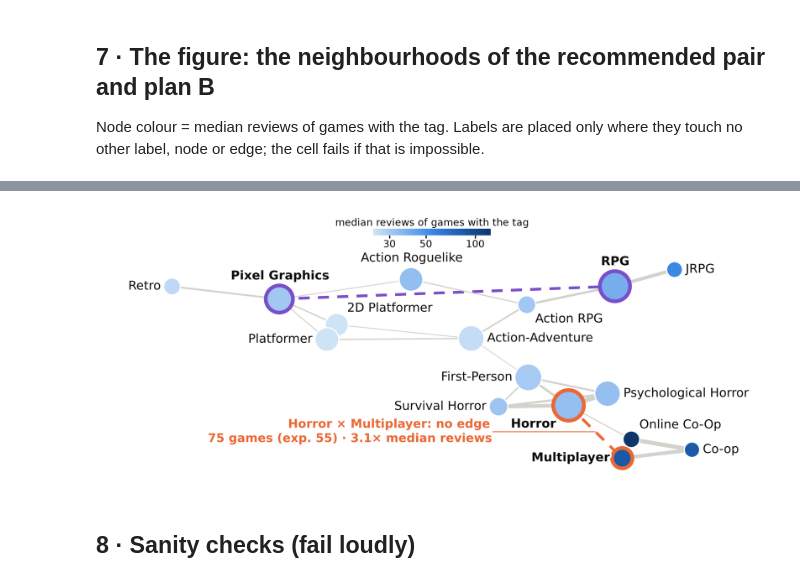
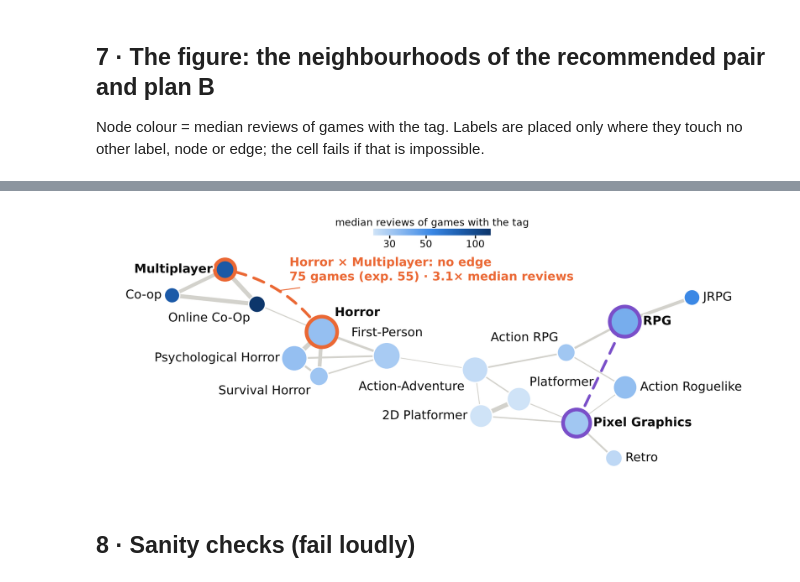
Before and after one commit to hhej/steam-tag-whitespace, a Jupyter notebook: notebooks/analysis.ipynb, the cells around one changed output, grey strips where cells are left out. Saved outputs shown, nothing was run; the diff lists cells and outputs as text; code cells hidden in the pictures.

Commit message:
Figure: no edge passes under a node; dashed pair lines curve around nodes; clearer labels
Co-Authored-By: Claude Opus 5.5 <noreply@anthropic.com>

```diff
--- a/notebooks/analysis.ipynb
+++ b/notebooks/analysis.ipynb
@@ -280,6 +280,7 @@ Node colour = median reviews of games with the tag. Labels are placed only where
 node or edge; the cell fails if that is impossible.
 # %%
 import matplotlib.patheffects as pe
+from matplotlib.patches import FancyArrowPatch
 from matplotlib.colors import LinearSegmentedColormap, LogNorm
 
 INK, EDGE, ACCENT, PLANB = "#0b0b0b", "#d3d2cc", "#eb6834", "#7a4fc9"
@@ -301,7 +302,10 @@ H2 = nx.Graph()
 H2.add_nodes_from((t, G.nodes[t]) for t in sorted(H))
 H2.add_edges_from(sorted((*sorted((u, v)), d) for u, v, d in H.edges(data=True)))
 H = H2
-kk = nx.kamada_kawai_layout(H, weight="dist")
+# candidate layouts: Kamada-Kawai spaced by hops (strong links would otherwise pull tags on top of each other),
+# first from its default start, then from fixed-seed spring layouts. Edge width still shows NPMI.
+layouts = [nx.kamada_kawai_layout(H, weight=None)] + [
+    nx.kamada_kawai_layout(H, weight=None, pos=nx.spring_layout(H, seed=sd)) for sd in range(1, 41)]
 nmax = max(H.nodes[t]["n"] for t in H)
 sizes = {t: 40 + 360 * H.nodes[t]["n"] / nmax for t in H}
 norm = LogNorm(vmin=min(tag_med[t] for t in H), vmax=max(tag_med[t] for t in H))
@@ -319,7 +323,7 @@ def inside_pts(pts, box):
     return ((pts[:, 0] > box[0] + 1) & (pts[:, 0] < box[2] - 1) & (pts[:, 1] > box[1] + 1) & (pts[:, 1] < box[3] - 1)).any()
 
 
-def draw(angle, flip):
+def draw(kk, angle, flip):
     """Draw the graph with the layout rotated/flipped; place labels where they touch no label, node or edge.
     Returns the figure and the number of labels that could only be placed on top of an edge."""
     th = np.radians(angle)
@@ -337,9 +341,6 @@ def draw(angle, flip):
                            linewidths=[2.4 if t in ring else 0.8 for t in H],
                            edgecolors=[ring.get(t, "white") for t in H])
     pairs_drawn = [(best, ACCENT), (runner, PLANB)]
-    for (u, v), col in pairs_drawn:
-        (xa, ya), (xb, yb) = pos[u], pos[v]
-        ax.plot([xa, xb], [ya, yb], ls=(0, (4, 3)), color=col, lw=1.8, zorder=0.5)
     fig.canvas.draw()
     rend = fig.canvas.get_renderer()
     frame = ax.get_window_extent(rend)
@@ -349,8 +350,32 @@ def draw(angle, flip):
         r = np.sqrt(sizes[t]) / 2 * fig.dpi / 72
         cx, cy = px(pos[t])
         nodes[t] = (cx - r, cy - r, cx + r, cy + r)
-    segs = [(pos[u], pos[v]) for u, v in H.edges()] + [(pos[u], pos[v]) for (u, v), _ in pairs_drawn]
-    edge_px = np.vstack([px(np.linspace(p, q, 40)) for p, q in segs])
+    def clear_of_nodes(pts, ends):
+        """True if no point of the line comes within a node (plus 15 px at 300 dpi) other than its two ends."""
+        return all(np.hypot(*(pts - px(pos[w])).T).min() >= (nodes[w][2] - nodes[w][0]) / 2 + 15
+                   for w in H if w not in ends)
+
+    # real edges are straight and may not pass under another node (it would look as if that node sat on the edge)
+    edge_pts = [px(np.linspace(pos[u], pos[v], 40)) for u, v in H.edges()]
+    if not all(clear_of_nodes(p, e) for p, e in zip(edge_pts, H.edges())):
+        return fig, 99, 9.0
+    # the recommended pair and plan B have no edge: draw them dashed, bending (arc3) around any node in the way
+    pair_mid = {}
+    for (u, v), col in pairs_drawn:
+        a, b2 = px(pos[u]), px(pos[v])
+        for rad in (0, 0.2, -0.2, 0.35, -0.35, 0.5, -0.5):
+            ctrl = (a + b2) / 2 + rad * np.array([b2[1] - a[1], a[0] - b2[0]])  # matplotlib's arc3 control point
+            s_ = np.linspace(0, 1, 60)[:, None]
+            pts = (1 - s_) ** 2 * a + 2 * (1 - s_) * s_ * ctrl + s_ ** 2 * b2
+            if clear_of_nodes(pts, (u, v)):
+                break
+        else:
+            return fig, 99, 9.0
+        ax.add_patch(FancyArrowPatch(pos[u], pos[v], connectionstyle=f"arc3,rad={rad}", arrowstyle="-",
+                                     linestyle=(0, (4, 3)), color=col, lw=1.8, zorder=0.5, shrinkA=0, shrinkB=0))
+        edge_pts.append(pts)
+        pair_mid[(u, v)] = ax.transData.inverted().transform(pts[30])
+    edge_px = np.vstack(edge_pts)
 
     # node colour scale: a small horizontal bar in whichever corner is clear of nodes and edges
     for corner in [(0.80, 0.95), (0.01, 0.95), (0.41, 0.95)]:
@@ -368,17 +393,24 @@ def draw(angle, flip):
             break
         cax.remove()
     else:
-        return fig, 99
+        return fig, 99, 9.0
     nodes["_colourbar"] = cbox
     placed = {}
 
+    def box_dist(box, w):
+        cx, cy = px(pos[w])
+        return np.hypot(max(box[0] - cx, 0, cx - box[2]), max(box[1] - cy, 0, cy - box[3]))
+
     def free(box, own=None, edges=True):
+        # a label must sit clearly nearer its own node than any other node, or it reads as the wrong tag's label
+        if own is not None and any(box_dist(box, own) > 0.7 * box_dist(box, w) for w in H if w != own):
+            return False
         return (box[0] >= frame.x0 and box[2] <= frame.x1 and box[1] >= frame.y0 and box[3] <= frame.y1
-                and not any(hit(box, o) for o in placed.values())
+                and not any(hit(box, o, 15) for o in placed.values())  # 15 px gap: stacked labels read as one
                 and not any(hit(box, nb, 0) for u, nb in nodes.items() if u != own)
                 and not (edges and inside_pts(edge_px, box)))
 
-    on_edge = 0
+    on_edge, worst = 0, 0.0  # worst = the most ambiguous label: own-node distance / nearest other node
     for t in sorted(H, key=lambda t: (t not in focus, -H.nodes[t]["n"], t)):
         r = np.sqrt(sizes[t]) / 2 + 2  # points
         cands = [(r, 0, "left", "center"), (-r, 0, "right", "center"), (0, r, "center", "bottom"),
@@ -393,6 +425,7 @@ def draw(angle, flip):
                 e = txt.get_window_extent(rend)
                 if free((e.x0, e.y0, e.x1, e.y1), own=t, edges=edges):
                     placed[t] = (e.x0, e.y0, e.x1, e.y1)
+                    worst = max(worst, box_dist(placed[t], t) / min(box_dist(placed[t], w) for w in H if w != t))
                     done = True
                     on_edge += not edges
                     break
@@ -400,11 +433,10 @@ def draw(angle, flip):
             if done:
                 break
         if not done:
-            return fig, 99
+            return fig, 99, 9.0
 
     # call-out: nearest spot to the recommended pair's line clear of labels, nodes and edges
-    (xa, ya), (xb, yb) = pos[best[0]], pos[best[1]]
-    mx, my = (xa + xb) / 2, (ya + yb) / 2
+    mx, my = pair_mid[best]
     for d in [8, 20, 35, 50, 70, 90, 120, 150]:
         for ang in range(0, 360, 30):
             dx, dy = d * np.cos(np.radians(ang)), d * np.sin(np.radians(ang))
@@ -421,24 +453,26 @@ def draw(angle, flip):
             crosses = any(inside_pts(lead, o) for o in list(placed.values()) +
                           [nb for u, nb in nodes.items() if u not in best])
             if not crosses and free(tb):
-                return fig, on_edge
+                return fig, on_edge, worst
             note.remove()
-    return fig, 99
+    return fig, 99, 9.0
 
 
-# try 12 rotations x 2 reflections of the same layout; keep the first with no label on an edge
-chosen = None
-for flip in (1, -1):
-    for angle in range(0, 180, 15):
-        fig, bad = draw(angle, flip)
-        if bad == 0:
-            chosen = (angle, flip)
-            break
-        plt.close(fig)
-    if chosen:
-        break
-assert chosen, "no rotation of the layout gives clear labels"
-print("layout rotation, flip:", chosen)
+# try each layout in 12 rotations x 2 reflections. Keep only drawings where no label touches an edge and no
+# edge passes under another node; of those, keep the one whose most ambiguous label is clearest.
+chosen, best_worst, fig = None, None, None
+for li, kk in enumerate(layouts):
+    for flip in (1, -1):
+        for angle in range(0, 180, 15):
+            f_, bad, worst = draw(kk, angle, flip)
+            if bad == 0 and (best_worst is None or worst < best_worst):
+                if fig is not None:
+                    plt.close(fig)
+                chosen, best_worst, fig = (li, angle, flip), worst, f_
+            else:
+                plt.close(f_)
+assert chosen, "no layout gives clear labels and clear edges"
+print("layout, rotation, flip:", chosen, "worst label ratio:", round(best_worst, 2))
 fig.savefig(OUT / "fig_network.png", dpi=300, bbox_inches="tight", facecolor="white")
 fig.savefig(OUT / "fig_network.svg", bbox_inches="tight", facecolor="white")
 NUM.update(fig_nodes=H.number_of_nodes(), fig_edges=H.number_of_edges())
@@ -449,4 +483,4 @@ layout rotation, flip: (150, 1)
-[figure, old version]
+[figure, new version]
 # %% [markdown]
 ## 8 · Sanity checks (fail loudly)
 # %%
```
Also changed, not shown: parts of 1 cell of this notebook, 5 other files.
